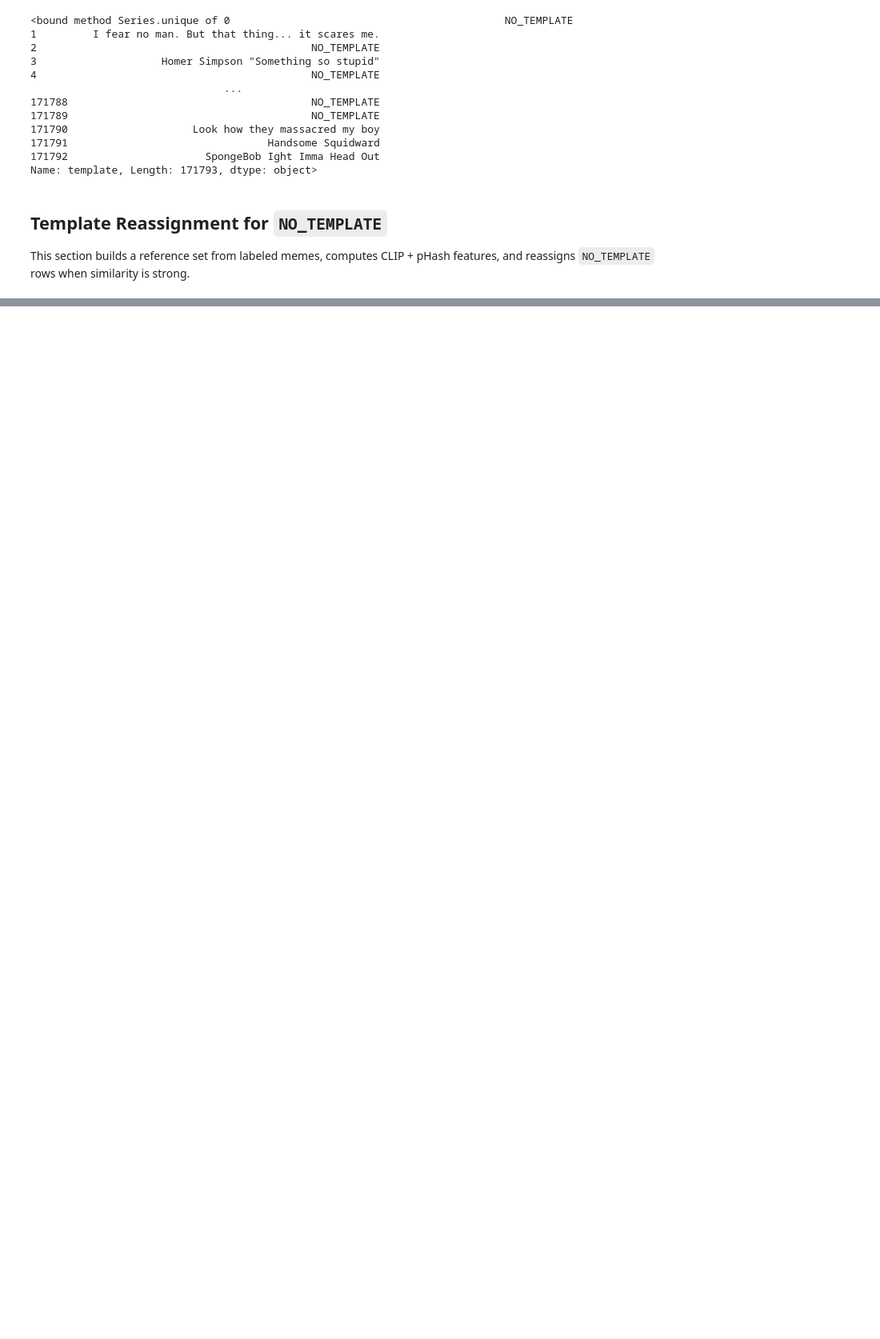
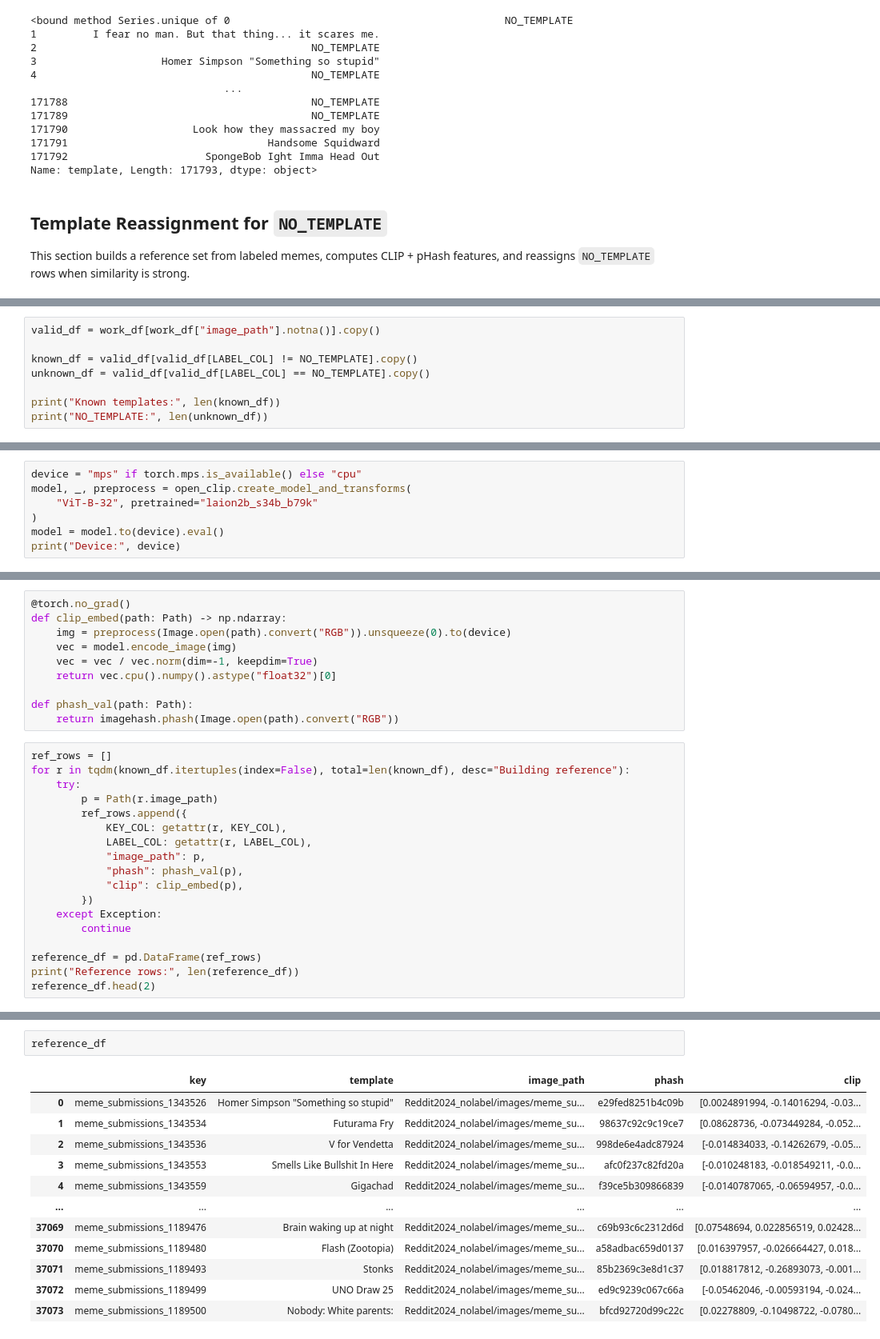
Before and after one commit to huysuy05/To_Meme_Or_Not_To_Meme, a Jupyter notebook: meme_clusters.ipynb, the cells around one changed output, grey strips where cells are left out. Shown at 80% size. Cells and saved outputs as stored; diff of their text form; blank space fills up the shorter version.

Commit message:
feat: Added code to calculate reference set

```diff
--- a/meme_clusters.ipynb
+++ b/meme_clusters.ipynb
@@ -152,0 +287,8 @@ This section builds a reference set from labeled memes, computes CLIP + pHash fe
+# %%
+valid_df = work_df[work_df["image_path"].notna()].copy()
+
+known_df = valid_df[valid_df[LABEL_COL] != NO_TEMPLATE].copy()
+unknown_df = valid_df[valid_df[LABEL_COL] == NO_TEMPLATE].copy()
+
+print("Known templates:", len(known_df))
+print("NO_TEMPLATE:", len(unknown_df))
@@ -152,0 +298,7 @@ This section builds a reference set from labeled memes, computes CLIP + pHash fe
+# %%
+device = "mps" if torch.mps.is_available() else "cpu"
+model, _, preprocess = open_clip.create_model_and_transforms(
+    "ViT-B-32", pretrained="laion2b_s34b_b79k"
+)
+model = model.to(device).eval()
+print("Device:", device)
@@ -152,0 +307,28 @@ This section builds a reference set from labeled memes, computes CLIP + pHash fe
+# %%
+@torch.no_grad()
+def clip_embed(path: Path) -> np.ndarray:
+    img = preprocess(Image.open(path).convert("RGB")).unsqueeze(0).to(device)
+    vec = model.encode_image(img)
+    vec = vec / vec.norm(dim=-1, keepdim=True)
+    return vec.cpu().numpy().astype("float32")[0]
+
+def phash_val(path: Path):
+    return imagehash.phash(Image.open(path).convert("RGB"))
+# %%
+ref_rows = []
+for r in tqdm(known_df.itertuples(index=False), total=len(known_df), desc="Building reference"):
+    try:
+        p = Path(r.image_path)
+        ref_rows.append({
+            KEY_COL: getattr(r, KEY_COL),
+            LABEL_COL: getattr(r, LABEL_COL),
+            "image_path": p,
+            "phash": phash_val(p),
+            "clip": clip_embed(p),
+        })
+    except Exception:
+        continue
+
+reference_df = pd.DataFrame(ref_rows)
+print("Reference rows:", len(reference_df))
+reference_df.head(2)
@@ -152,0 +340,15 @@ This section builds a reference set from labeled memes, computes CLIP + pHash fe
+# %%
+reference_df
+# %% [output]
+|  | key | template | image_path | phash | clip |
+| 0 | meme_submissions_1343526 | Homer Simpson "Something so stupid" | Reddit2024_nolabel/images/meme_su... | e29fed8251b4c09b | [0.0024891994, -0.14016294, -0.03... |
+| 1 | meme_submissions_1343534 | Futurama Fry | Reddit2024_nolabel/images/meme_su... | 98637c92c9c19ce7 | [0.08628736, -0.073449284, -0.052... |
+| 2 | meme_submissions_1343536 | V for Vendetta | Reddit2024_nolabel/images/meme_su... | 998de6e4adc87924 | [-0.014834033, -0.14262679, -0.05... |
+| 3 | meme_submissions_1343553 | Smells Like Bullshit In Here | Reddit2024_nolabel/images/meme_su... | afc0f237c82fd20a | [-0.010248183, -0.018549211, -0.0... |
+| 4 | meme_submissions_1343559 | Gigachad | Reddit2024_nolabel/images/meme_su... | f39ce5b309866839 | [-0.0140787065, -0.06594957, -0.0... |
+| ... | ... | ... | ... | ... | ... |
+| 37069 | meme_submissions_1189476 | Brain waking up at night | Reddit2024_nolabel/images/meme_su... | c69b93c6c2312d6d | [0.07548694, 0.022856519, 0.02428... |
+| 37070 | meme_submissions_1189480 | Flash (Zootopia) | Reddit2024_nolabel/images/meme_su... | a58adbac659d0137 | [0.016397957, -0.026664427, 0.018... |
+| 37071 | meme_submissions_1189493 | Stonks | Reddit2024_nolabel/images/meme_su... | 85b2369c3e8d1c37 | [0.018817812, -0.26893073, -0.001... |
+| 37072 | meme_submissions_1189499 | UNO Draw 25 | Reddit2024_nolabel/images/meme_su... | ed9c9239c067c66a | [-0.05462046, -0.00593194, -0.024... |
+| 37073 | meme_submissions_1189500 | Nobody: White parents: | Reddit2024_nolabel/images/meme_su... | bfcd92720d99c22c | [0.02278809, -0.10498722, -0.0780... |
```
Also changed, not shown: parts of 11 cells of this notebook.
